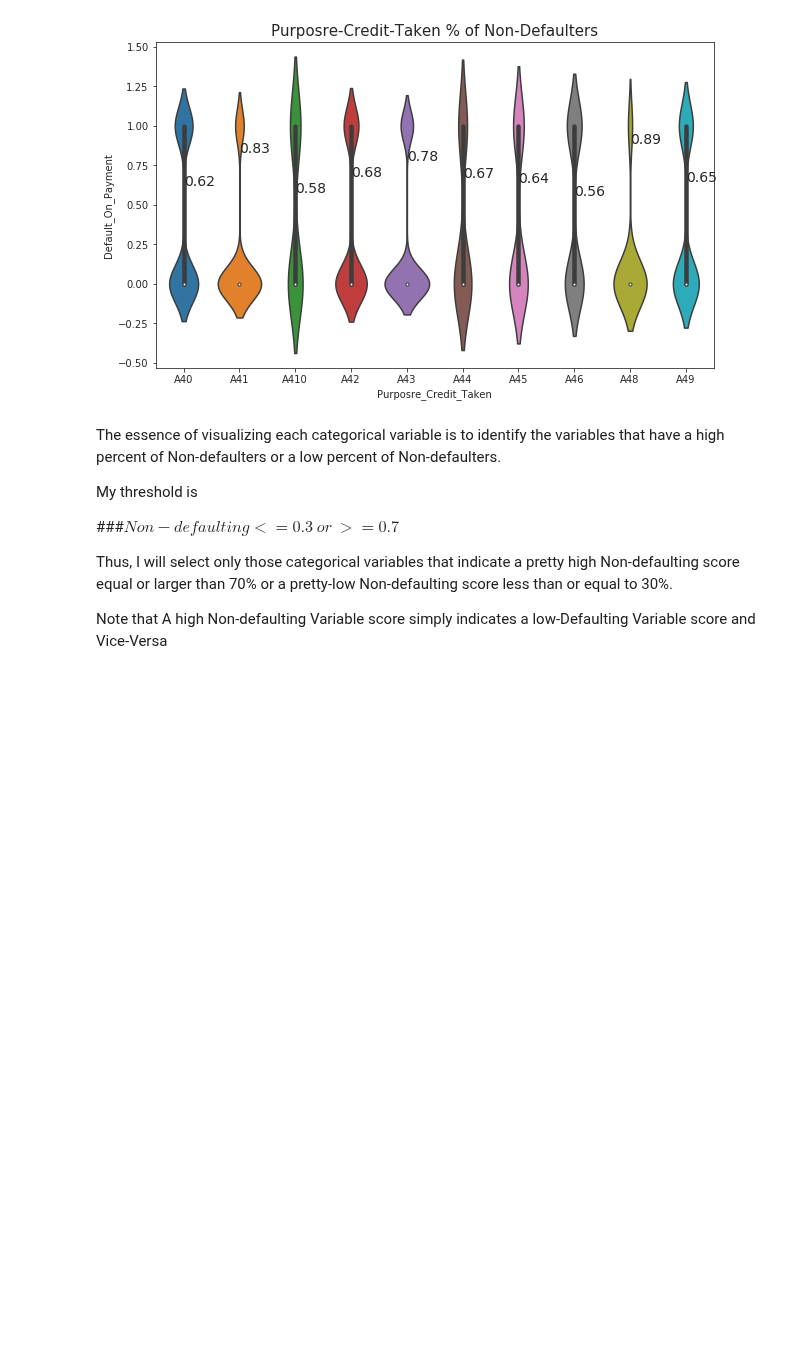
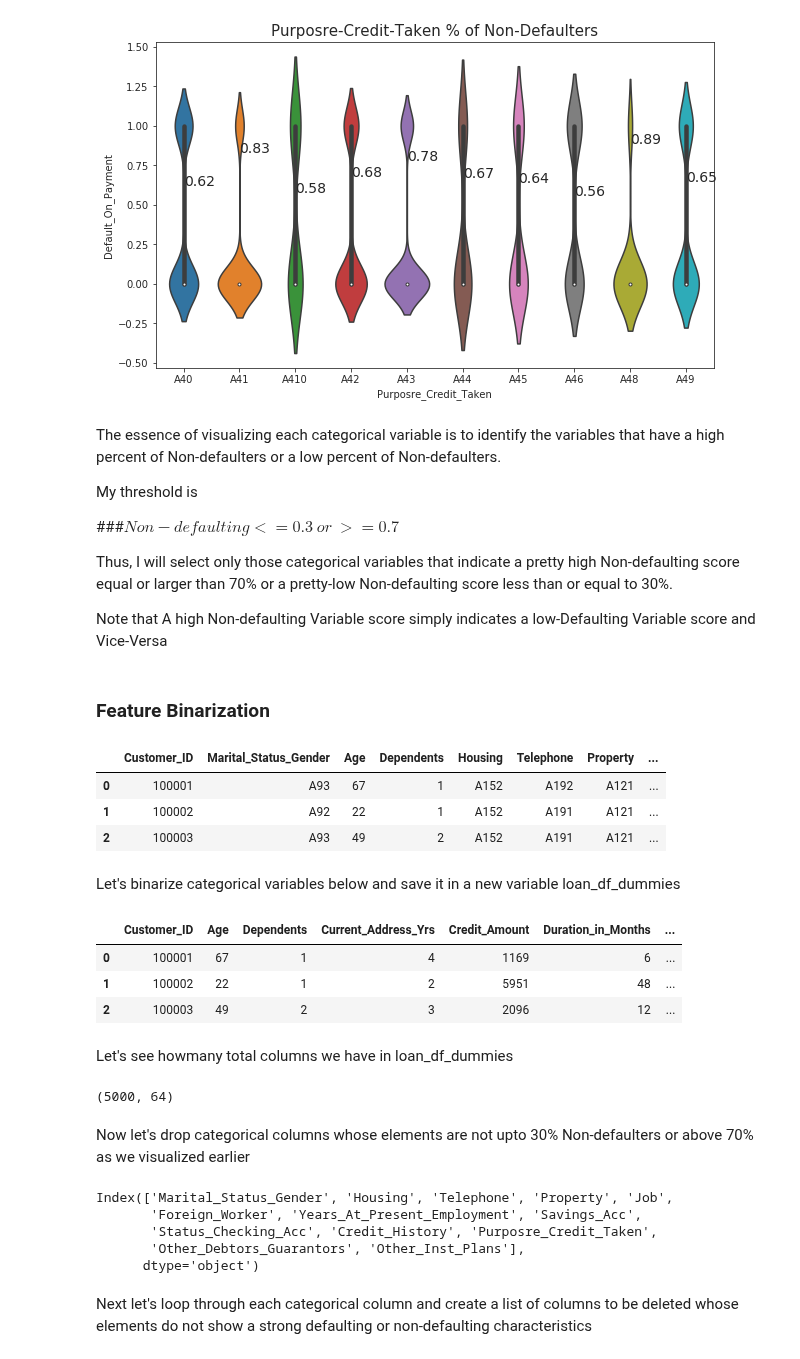
Before and after one commit to Lawrence-Krukrubo/Machine_Learning, a Jupyter notebook: loan_default_classifier.ipynb, the cells around one changed output. Saved outputs shown, nothing was run; the diff lists cells and outputs as text; code cells hidden in the pictures; blank space fills up the shorter version.

```diff
--- a/loan_default_classifier.ipynb
+++ b/loan_default_classifier.ipynb
@@ -243,5 +244,5 @@ set()
 # %% [markdown]
 The empty set returned above means no difference and we did not omit any thing. so let's go ahead and re-order the columns
 # %%
-loan_df = loan_df[columns]
+loan_df = loan_df[new_columns]
 # %% [markdown]
@@ -249,5 +249,0 @@ Next let's strip off the white space at the end of column 'Other_Inst_Plans '
-# %%
-loan_df.rename(columns = {'Other_Inst_Plans ': 'Other_Inst_Plans'}, inplace=True)
-
-
-loan_df.head(3)
@@ -258,0 +256,3 @@ loan_df.head(3)
+# %%
+stripped_columns = [str.strip(x, ' ') for x in loan_df.columns if x[0] or x[-1] == ' ']
+stripped_columns[:5]
@@ -258,0 +263,8 @@ loan_df.head(3)
+# %%
+columns_dict = {}
+for i in range(len(loan_df.columns)):
+    x = loan_df.columns[i]
+    columns_dict[x] = stripped_columns[i]
+
+loan_df.rename(columns = columns_dict, inplace=True)
+loan_df.head(3)
@@ -415,3 +434,41 @@ My threshold is <br>
 Thus, I will select only those categorical variables that indicate a pretty high Non-defaulting score equal or larger than 70% or a pretty-low Non-defaulting score less than or equal to 30%.<br>
 
 Note that A high Non-defaulting Variable score simply indicates  a low-Defaulting Variable score and Vice-Versa
+# %% [markdown]
+### Feature Binarization
+# %%
+loan_df.head(3)
+# %% [output]
+|  | Customer_ID | Marital_Status_Gender | Age | Dependents | Housing | Telephone | Property | ... |
+| 0 | 100001 | A93 | 67 | 1 | A152 | A192 | A121 | ... |
+| 1 | 100002 | A92 | 22 | 1 | A152 | A191 | A121 | ... |
+| 2 | 100003 | A93 | 49 | 2 | A152 | A191 | A121 | ... |
+# %% [markdown]
+Let's binarize categorical variables below and save it in a new variable loan_df_dummies
+# %%
+loan_df_dummies = pd.get_dummies(loan_df)
+loan_df_dummies.head(3)
+# %% [output]
+|  | Customer_ID | Age | Dependents | Current_Address_Yrs | Credit_Amount | Duration_in_Months | ... |
+| 0 | 100001 | 67 | 1 | 4 | 1169 | 6 | ... |
+| 1 | 100002 | 22 | 1 | 2 | 5951 | 48 | ... |
+| 2 | 100003 | 49 | 2 | 3 | 2096 | 12 | ... |
+# %% [markdown]
+Let's see howmany total columns we have in loan_df_dummies
+# %%
+loan_df_dummies.shape  # we now have 64 total columns from 23 of before
+# %% [output]
+(5000, 64)
+# %% [markdown]
+Now let's drop categorical columns whose elements are not  upto 30%  Non-defaulters or above 70% as we visualized earlier
+# %%
+categorical_cols = loan_df.select_dtypes(include ='object').columns
+categorical_cols
+# %% [output]
+Index(['Marital_Status_Gender', 'Housing', 'Telephone', 'Property', 'Job',
+       'Foreign_Worker', 'Years_At_Present_Employment', 'Savings_Acc',
+       'Status_Checking_Acc', 'Credit_History', 'Purposre_Credit_Taken',
+       'Other_Debtors_Guarantors', 'Other_Inst_Plans'],
+      dtype='object')
+# %% [markdown]
+Next let's loop through each categorical column and create a list of columns to be deleted whose elements do not show a strong defaulting or non-defaulting characteristics
```
Also changed, not shown: parts of 30 cells of this notebook.
